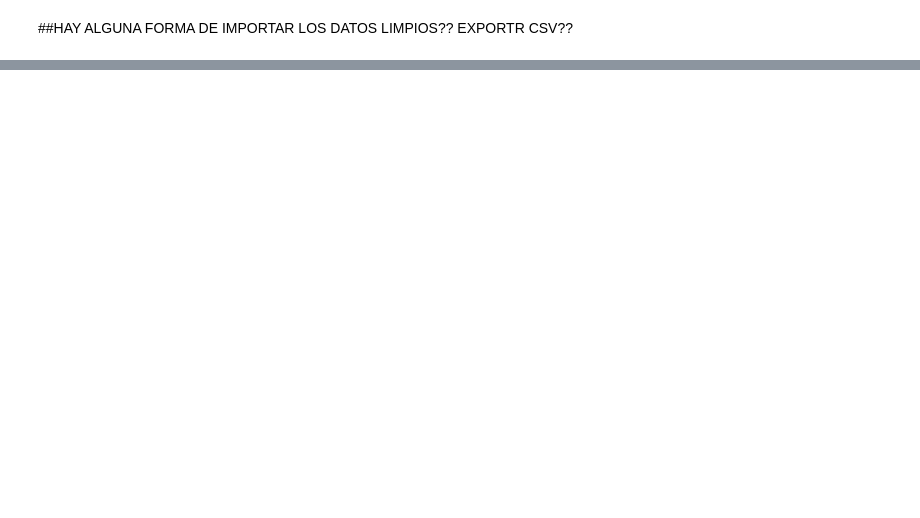
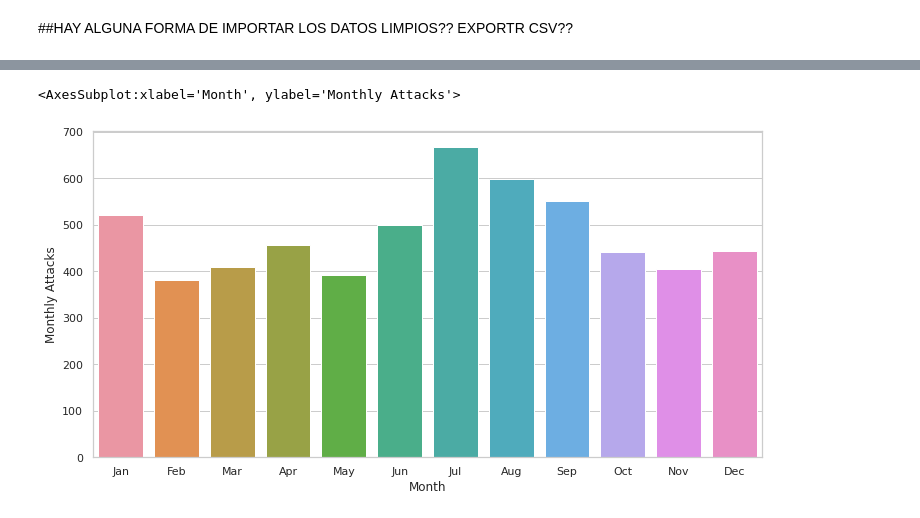
Before and after one commit to JulianTrufero/shark-data-cleaning, a Jupyter notebook: Analisis.ipynb, the cells around one changed output, grey strips where cells are left out. Cells and saved outputs as stored; diff of their text form; code cells hidden in the pictures; blank space fills up the shorter version.

```diff
--- a/Analisis.ipynb
+++ b/Analisis.ipynb
@@ -39,0 +67,2 @@ sns.countplot(x=sdf['Type']);
+# %%
+at = ataques_mensuales.reindex([3, 11, 8, 5, 10, 4, 0, 1, 2, 7, 9, 6])
@@ -39,0 +74,5 @@ sns.countplot(x=sdf['Type']);
+# %%
+sns.barplot(x='Month', y='Monthly Attacks', data=at)
+# %% [output]
+<AxesSubplot:xlabel='Month', ylabel='Monthly Attacks'>
+[figure, added]
```
Also changed, not shown: parts of 13 cells of this notebook, 2 other files.
